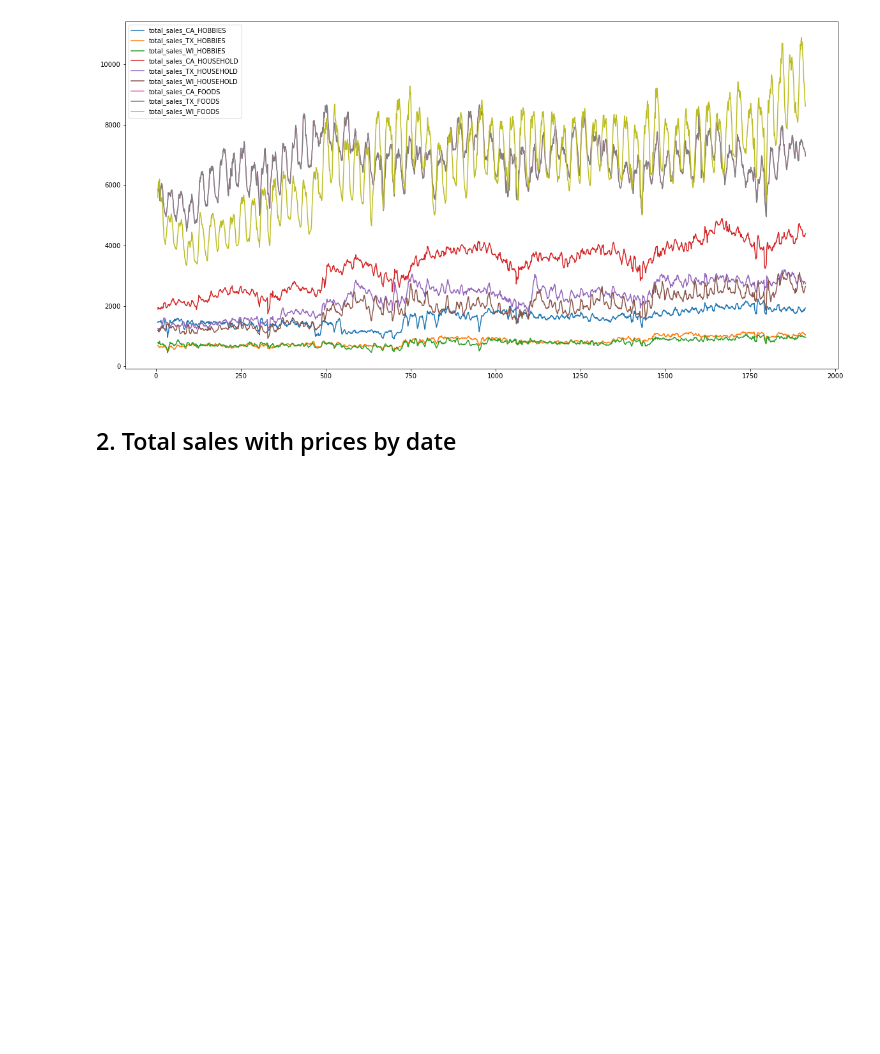
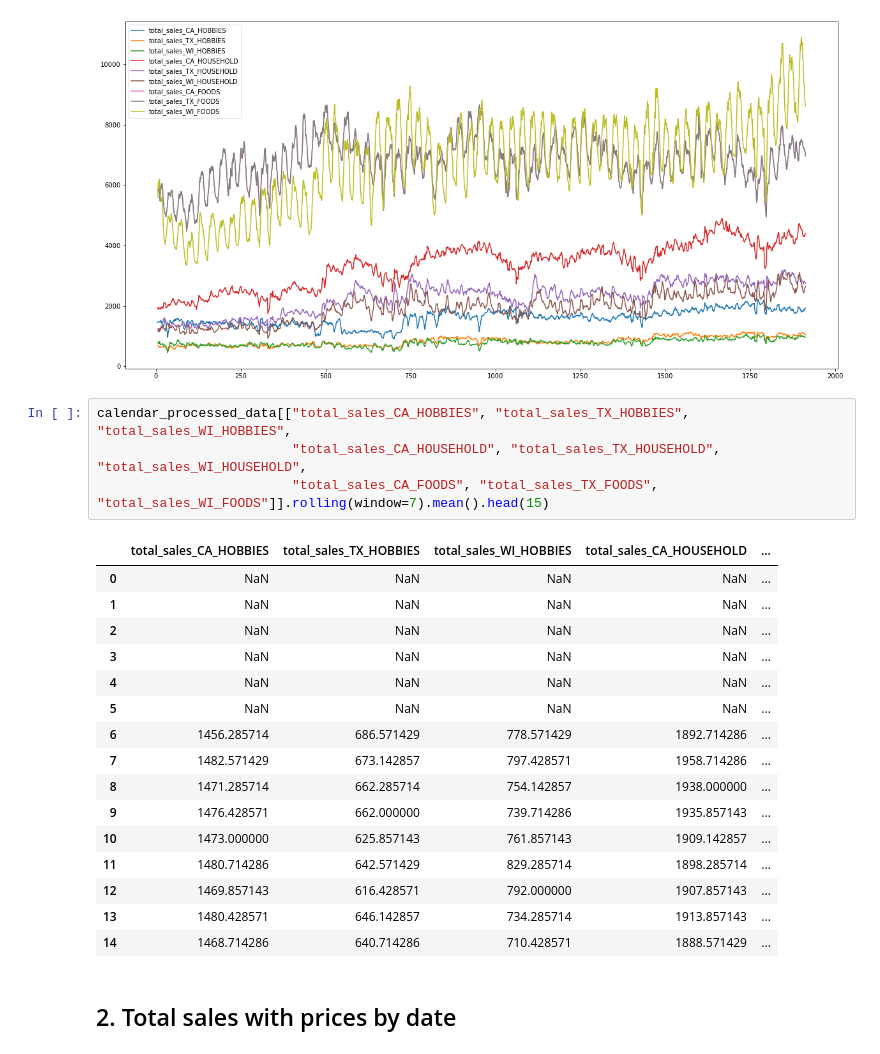
Before and after one commit to ngkhiem97/Walmart-Strategic-Sales-Forecasting, a Jupyter notebook: analysis/EDA-0.ipynb, the cells around one changed output. Drawn from its saved outputs; the diff is of its cells as text; blank space fills up the shorter version.

```diff
--- a/analysis/EDA-0.ipynb
+++ b/analysis/EDA-0.ipynb
@@ -118,6 +118,27 @@ calendar_processed_data[["total_sales_CA_HOBBIES", "total_sales_TX_HOBBIES", "to
 # %% [output]
 <matplotlib.axes._subplots.AxesSubplot at 0x...>
 [figure]
+# %%
+calendar_processed_data[["total_sales_CA_HOBBIES", "total_sales_TX_HOBBIES", "total_sales_WI_HOBBIES",
+                         "total_sales_CA_HOUSEHOLD", "total_sales_TX_HOUSEHOLD", "total_sales_WI_HOUSEHOLD",
+                         "total_sales_CA_FOODS", "total_sales_TX_FOODS", "total_sales_WI_FOODS"]].rolling(window=7).mean().head(15)
+# %% [output]
+|  | total_sales_CA_HOBBIES | total_sales_TX_HOBBIES | total_sales_WI_HOBBIES | total_sales_CA_HOUSEHOLD | ... |
+| 0 | NaN | NaN | NaN | NaN | ... |
+| 1 | NaN | NaN | NaN | NaN | ... |
+| 2 | NaN | NaN | NaN | NaN | ... |
+| 3 | NaN | NaN | NaN | NaN | ... |
+| 4 | NaN | NaN | NaN | NaN | ... |
+| 5 | NaN | NaN | NaN | NaN | ... |
+| 6 | 1456.285714 | 686.571429 | 778.571429 | 1892.714286 | ... |
+| 7 | 1482.571429 | 673.142857 | 797.428571 | 1958.714286 | ... |
+| 8 | 1471.285714 | 662.285714 | 754.142857 | 1938.000000 | ... |
+| 9 | 1476.428571 | 662.000000 | 739.714286 | 1935.857143 | ... |
+| 10 | 1473.000000 | 625.857143 | 761.857143 | 1909.142857 | ... |
+| 11 | 1480.714286 | 642.571429 | 829.285714 | 1898.285714 | ... |
+| 12 | 1469.857143 | 616.428571 | 792.000000 | 1907.857143 | ... |
+| 13 | 1480.428571 | 646.142857 | 734.285714 | 1913.857143 | ... |
+| 14 | 1468.714286 | 640.714286 | 710.428571 | 1888.571429 | ... |
 # %% [markdown]
 ## 2. Total sales with prices by date
 # %% [markdown]
```
Also changed, not shown: parts of 12 cells of this notebook, 24 other files.
